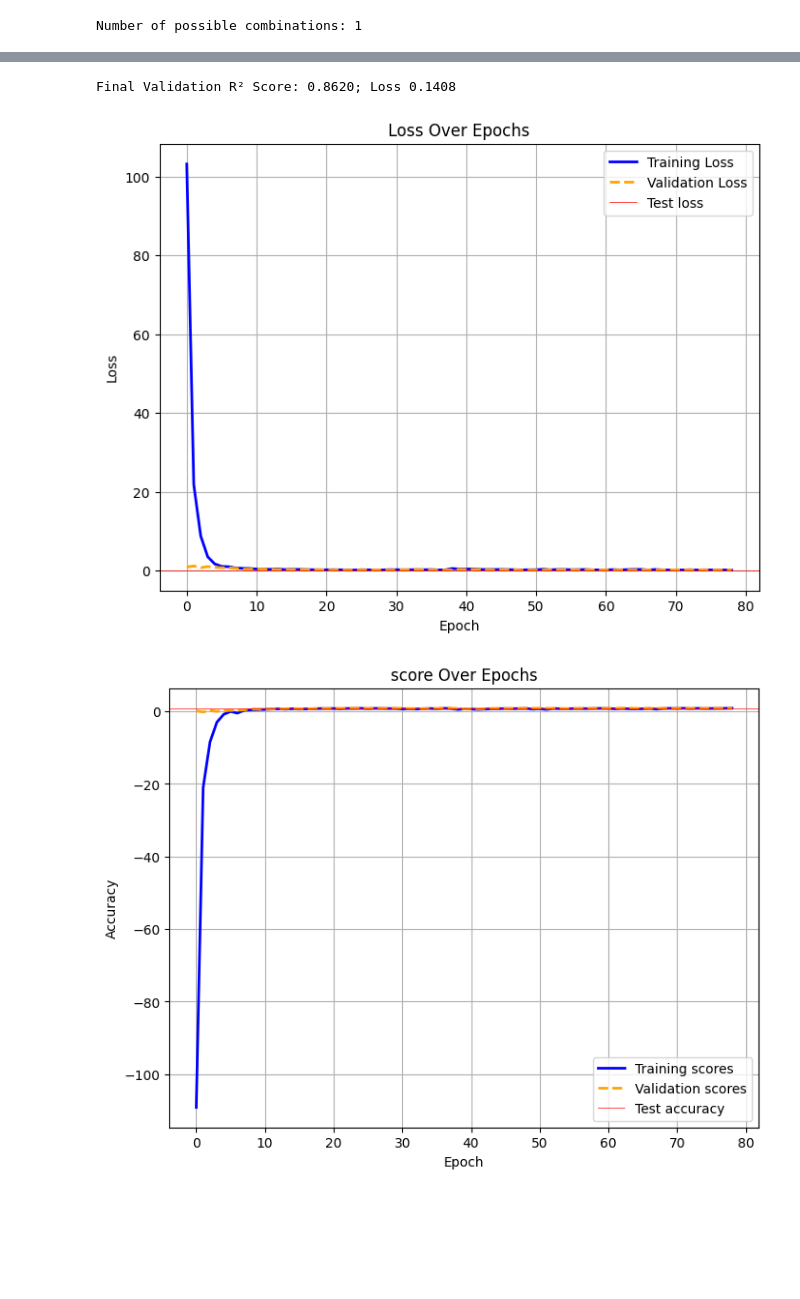
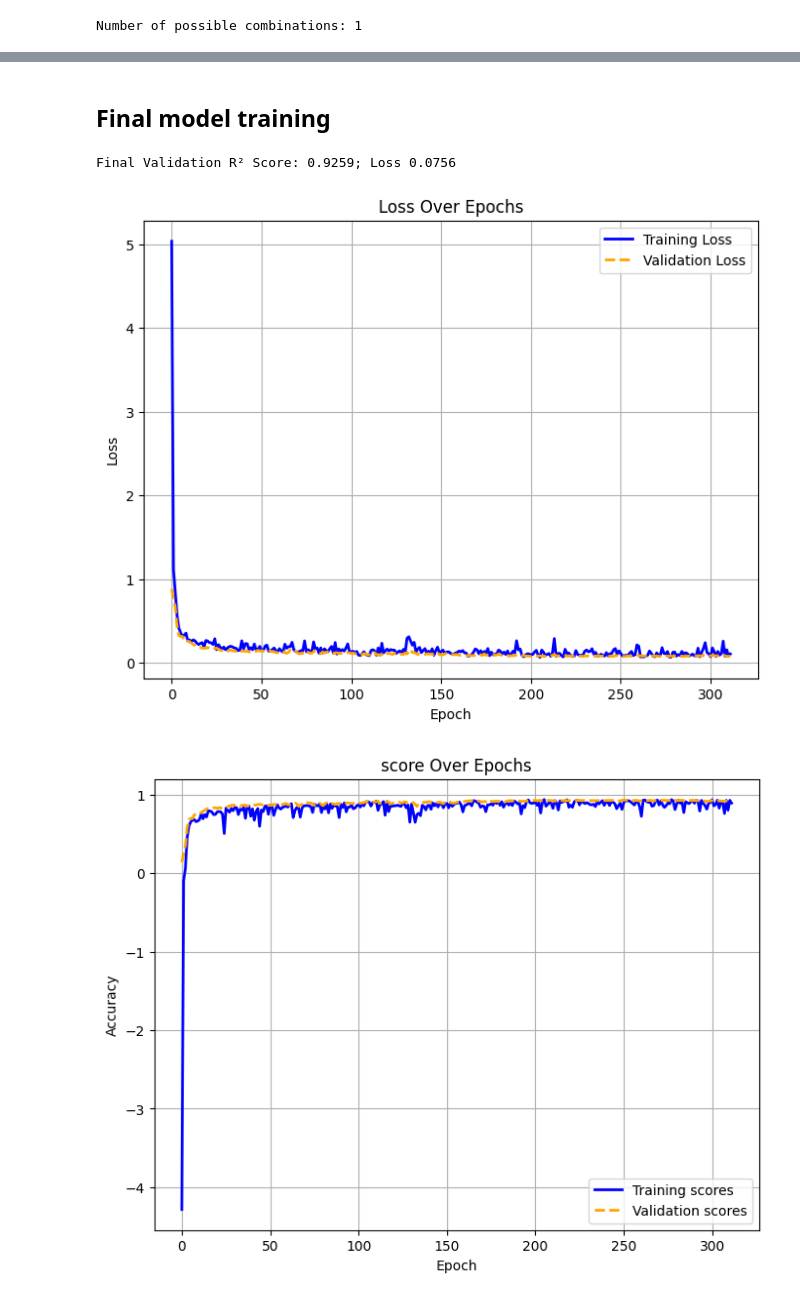
Before and after one commit to Mostafa772/ML_project, a Jupyter notebook: CUP.ipynb, the cells around one changed output, grey strips where cells are left out. Cells and saved outputs as stored; diff of their text form; code cells hidden in the pictures; blank space fills up the shorter version.

Commit message:
del files and pretty plots

```diff
--- a/CUP.ipynb
+++ b/CUP.ipynb
@@ -78,21 +96,20 @@ y_val = np.asarray(y_val)
 # %%
 param_distributions = {
-    'hidden_size': [[11, 20, 90, 110]],
+    'hidden_size': [10],
     'n_h_layers': [2],
     'hidden_activation': [Activation_Tanh],
     'batch_norm': [True],
     'learning_rate': [9e-3],  #np.logspace(-3, -1, num=5).tolist(),
     'l1': [1e-9], #np.logspace(-7, -5, num=5).tolist(),
-    'l2': [1e-6], #np.logspace(-7, -2, num=5).tolist(),
+    'l2': [15e-4], #np.logspace(-7, -2, num=5).tolist(),
     'dropout_rate': [0], #np.logspace(-4, -2, num=5).tolist(),
     'batch_size': [64],
     'n_epochs': [350],
     'weight_decay': [1e-7], #np.logspace(-4, -1, num=5).tolist(),
-    'patience': [30],
-    'CC': [False],
-    'weights_init': ['gaussian_scaled'],
+    'patience': [60],
+    'weights_init': ['random'],
     'output_activation': [Activation_Linear()],
-    'sched_decay': [1.4]
+    'sched_decay': [2]
 }
 
 print(f"Number of possible combinations: {count_permutations(param_distributions)}")
@@ -118,27 +135,28 @@ print(best_hyperparams)
+# %% [markdown]
+## Final model training
 # %%
 if best_hyperparams['CC']:
     model = CascadeCorrelation(input_size = 12, output_size=3, activation=Activation_Leaky_ReLU, output_activation = Activation_Sigmoid)
 else:
     model = NN(
         l1=best_hyperparams['l1'],
         l2=best_hyperparams['l2'],
         input_size=12,
         hidden_size=best_hyperparams['hidden_size'],
         output_size=3,
         hidden_activation=best_hyperparams['hidden_activation'],
         dropout_rate=best_hyperparams['dropout_rate'],
         use_batch_norm=best_hyperparams['batch_norm'],
         weights_init=best_hyperparams['weights_init'],
         n_h_layers=best_hyperparams['n_h_layers'],
         output_activation=best_hyperparams['output_activation']
     )
 
 train = Train(best_hyperparams, model, regression=True)
 train.train_and_evaluate(X_train, y_train, X_val, y_val)
-train.test(X_val, y_val)
-print(f"Final Validation R² Score: {train.test_score:.4f}; Loss {train.test_loss:.4f}")
+print(f"Final Validation R² Score: {train.val_scores[-1]:.4f}; Loss {train.val_losses[-1]:.4f}")
 train.plot(score=True)
 # %% [output]
-Final Validation R² Score: 0.8620; Loss 0.1408
+Final Validation R² Score: 0.9259; Loss 0.0756
-[figure, old version]
+[figure, new version]
-[figure, old version]
+[figure, new version]
```
Also changed, not shown: parts of 7 cells of this notebook, 7 other files.
